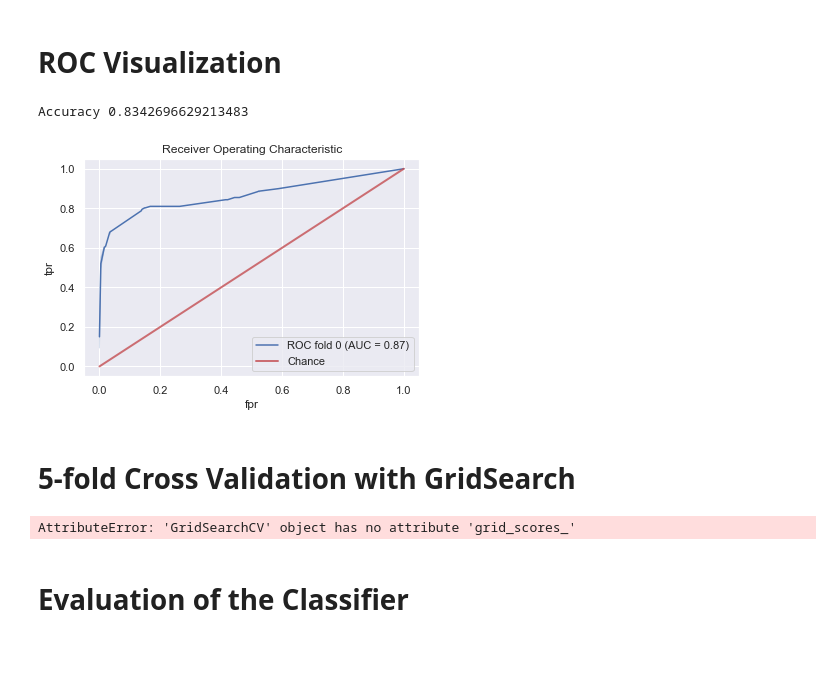
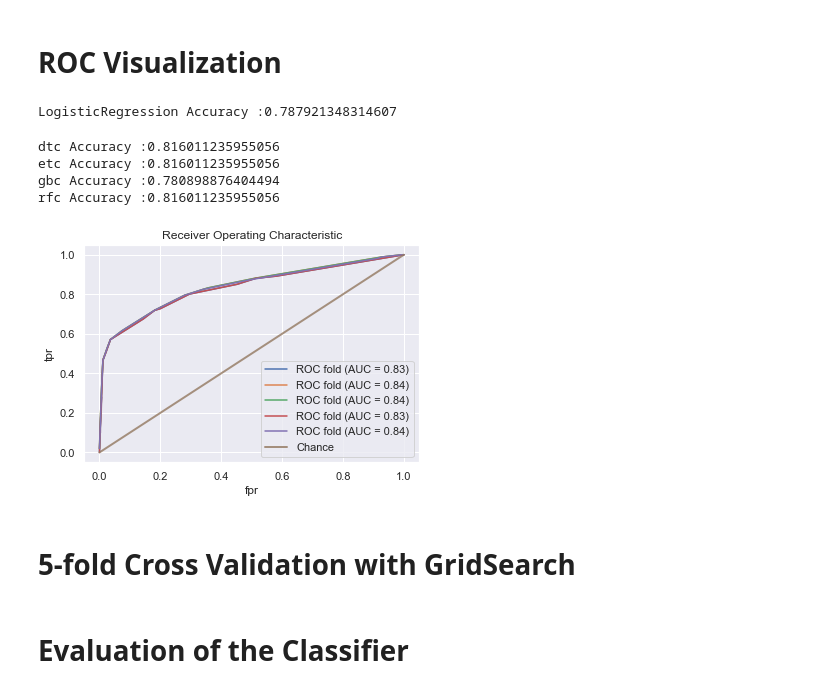
Before and after one commit to itudoben/kaggle-titanic, a Jupyter notebook: src/notebooks/titanic_dataset_survival.ipynb, the cells around one changed output. Cells and saved outputs as stored; diff of their text form; code cells hidden in the pictures; blank space fills up the shorter version.

```diff
--- a/src/notebooks/titanic_dataset_survival.ipynb
+++ b/src/notebooks/titanic_dataset_survival.ipynb
@@ -448,15 +459,18 @@ def cross_val_score_do(name, clf, X, Y, cv):
 # %%
+# Instanciate a HelperCrossValidation
+helper_cv = HelperCrossValidation()
+
 clf_rfc = RandomForestClassifier(n_estimators=10, max_depth=None, min_samples_split=2, random_state=101)
-model_rfc = cross_val_score_do('RandomForestClassifier', clf_rfc, X, Y, 5)
+model_rfc = helper_cv.cross_val_score_do('RandomForestClassifier', clf_rfc, X, Y, 5)
 
 clf_etc = ExtraTreesClassifier(n_estimators=10, max_depth=None, min_samples_split=2, random_state=290)
-model_etc = cross_val_score_do('ExtraTreesClassifier', clf_etc, X, Y, 5)
+model_etc = helper_cv.cross_val_score_do('ExtraTreesClassifier', clf_etc, X, Y, 5)
 
 clf_dtc = DecisionTreeClassifier(max_depth=None, min_samples_split=2, random_state=13)
-model_dtc = cross_val_score_do('DecisionTreeClassifier', clf_dtc, X, Y, 5)
+model_dtc = helper_cv.cross_val_score_do('DecisionTreeClassifier', clf_dtc, X, Y, 5)
 
 clf_gbc = GradientBoostingClassifier(n_estimators=70, learning_rate=0.5, max_depth=1, random_state=43)
-model_gbc = cross_val_score_do('GradientBoostingClassifier', clf_gbc, X, Y, 5)
+model_gbc = helper_cv.cross_val_score_do('GradientBoostingClassifier', clf_gbc, X, Y, 5)
 
 # SGDClassifier(max_iter=5)
 # %% [output]
@@ -482,31 +496,43 @@ Cabin_imputed_C23 C25 C27    0.057738
 # %%
 from sklearn import metrics
 
 from sklearn.linear_model import LogisticRegression
 
 # Model.
 ppp = LogisticRegression(penalty='l2', C=0.1)
-clf_lr = clf_gbc.fit(X, Y)
 
-# Evaluate.
-y_pred_proba = clf_lr.predict_proba(X)[::, 1] # Dont know why take index=1 or 0?!?!
-print("Accuracy", metrics.accuracy_score(Y, clf_lr.predict(X)))
+def plot_roc(models={}, X=None, Y=None):
+    for name in models:
+        model = models[name]
 
-# Plot the ROC
-fpr, tpr, _ = metrics.roc_curve(Y, y_pred_proba, pos_label=1)
-roc_auc = metrics.auc(fpr, tpr)
+        # Evaluate.
+        y_pred_proba = model.predict_proba(X)[::, 1] # Dont know why take index=1 or 0?!?!
+        print("%s Accuracy :%.15f" % (name, metrics.accuracy_score(Y, model.predict(X))))
 
-fpr_tpr = pd.DataFrame(list(zip(fpr.ravel(), tpr.ravel())))
-fpr_tpr.columns = [ 'fpr', 'tpr']
-sns.lineplot(x="fpr", y="tpr", data=fpr_tpr, label='ROC fold %d (AUC = %0.2f)' % (i, roc_auc))
-sns.lineplot([0, 1], [0, 1], linestyle='--', lw=2, color='r', label='Chance', alpha=.8)
+        # Compute the probabilities.
+        fpr, tpr, _ = metrics.roc_curve(Y, y_pred_proba, pos_label=1)
+        roc_auc = metrics.auc(fpr, tpr)
 
-plt.legend(loc=4)
-plt.title('Receiver Operating Characteristic')
-plt.show()
+        # Plot the ROC.
+        fpr_tpr = pd.DataFrame(list(zip(fpr.ravel(), tpr.ravel())))
+        fpr_tpr.columns = [ 'fpr', 'tpr']
+        sns.lineplot(x="fpr", y="tpr", data=fpr_tpr, label='ROC fold (AUC = %0.2f)' % (roc_auc))
+
+    sns.lineplot([0, 1], [0, 1], linestyle='--', lw=2, label='Chance', alpha=.8)
+    plt.legend(loc=4)
+    plt.title('Receiver Operating Characteristic')
+    plt.show()
+
+model = ppp.fit(X, Y)
+
+plot_roc({'LogisticRegression' : model, 'dtc' : model_dtc, 'etc' : model_etc, 'gbc' : model_gbc, 'rfc' : model_rfc}, X, Y)
 # %% [output]
-Accuracy 0.8342696629213483
+LogisticRegression Accuracy :0.787921348314607
+dtc Accuracy :0.816011235955056
+etc Accuracy :0.816011235955056
+gbc Accuracy :0.780898876404494
+rfc Accuracy :0.816011235955056
-[figure, old version]
+[figure, new version]
 # %% [markdown]
 # 5-fold Cross Validation with GridSearch
 # %%
@@ -536,14 +562,12 @@ def do_cross_validation(clf, X, Y, k):
     clf_model = clf_cv.fit(X, Y)
 
     # Display the scores.
-    for row in clf_model.grid_scores_:
-        print(row)
+#     for row in clf_model.cv_results_:
+#         print(row)
 
     return clf_model.best_estimator_
 
 clf = do_cross_validation(clf_etc, X, Y, 5)
-# %% [output]
-AttributeError: 'GridSearchCV' object has no attribute 'grid_scores_'
 # %% [markdown]
 # Evaluation of the Classifier
 # %%
```
Also changed, not shown: parts of 32 cells of this notebook.
